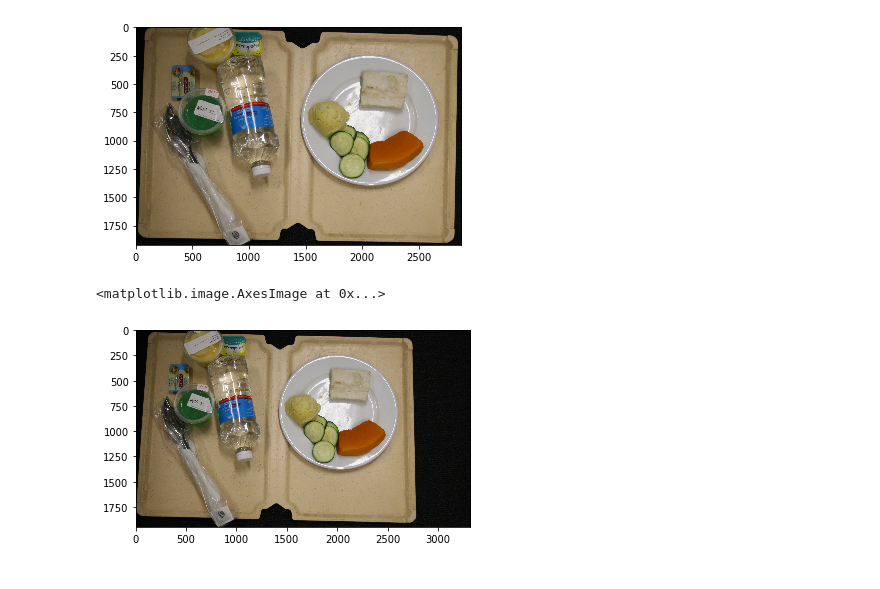
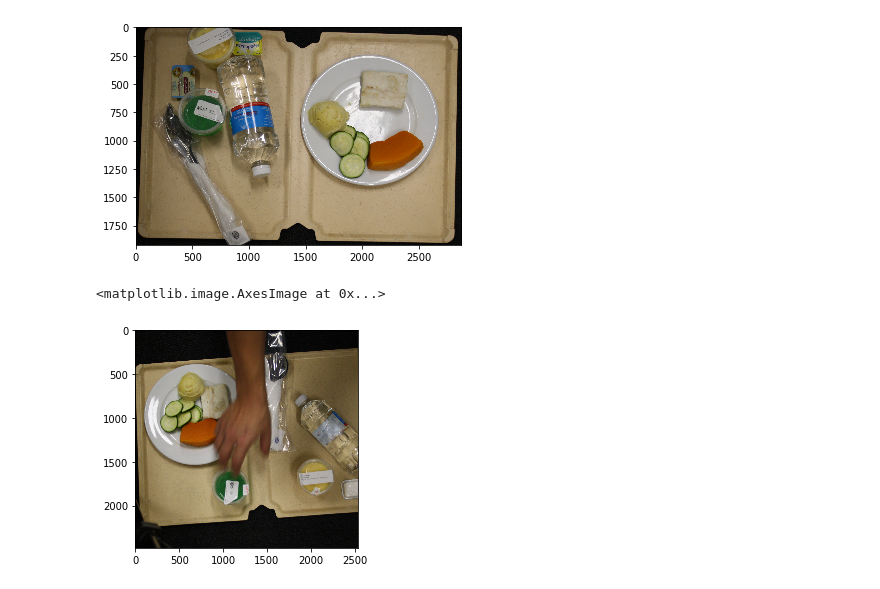
Before and after one commit to thezaza101/Meal-Compliance-Project, a Jupyter notebook: Image-preprocessor/Image-preprocessor.ipynb, the cells around one changed output. Saved outputs shown, nothing was run; the diff lists cells and outputs as text; code cells hidden in the pictures.

```diff
--- a/Image-preprocessor/Image-preprocessor.ipynb
+++ b/Image-preprocessor/Image-preprocessor.ipynb
@@ -133,7 +133,7 @@ def alignTrey1(input, inputIsFile = False ,returnOutput = True, saveOutput = Fal
     # Find the contours
     cnts = cv2.findContours(thresh, cv2.RETR_EXTERNAL, cv2.CHAIN_APPROX_SIMPLE)
     x,y,w,h = cv2.boundingRect(cnts[0])
-    final = original[y:y+h,x:x+w]
+    final = original[y:h,x:w]
 
     if (saveOutput):
         imio.imwrite(filePath,final)
@@ -147,7 +147,7 @@ plt.imshow(alignTrey('2.JPG',True,True,False))
 <matplotlib.image.AxesImage at 0x...>
 [figure]
 # %%
-plt.imshow(alignTrey1('2.JPG',True,True,False))
+plt.imshow(alignTrey1('1.JPG',True,True,False))
 # %% [output]
 <matplotlib.image.AxesImage at 0x...>
-[figure, old version]
+[figure, new version]
```
Also changed, not shown: 1 other file.
